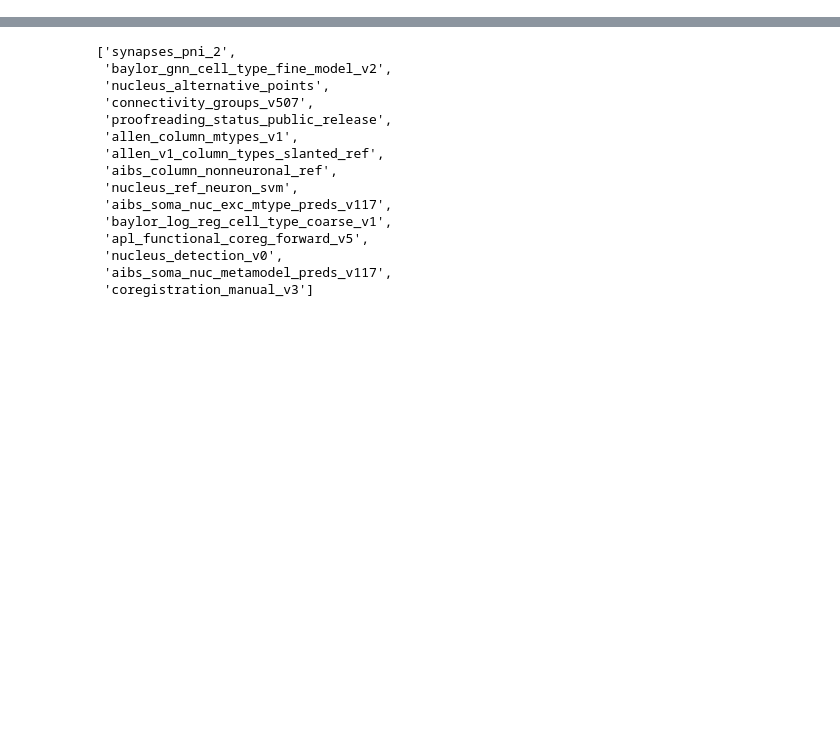
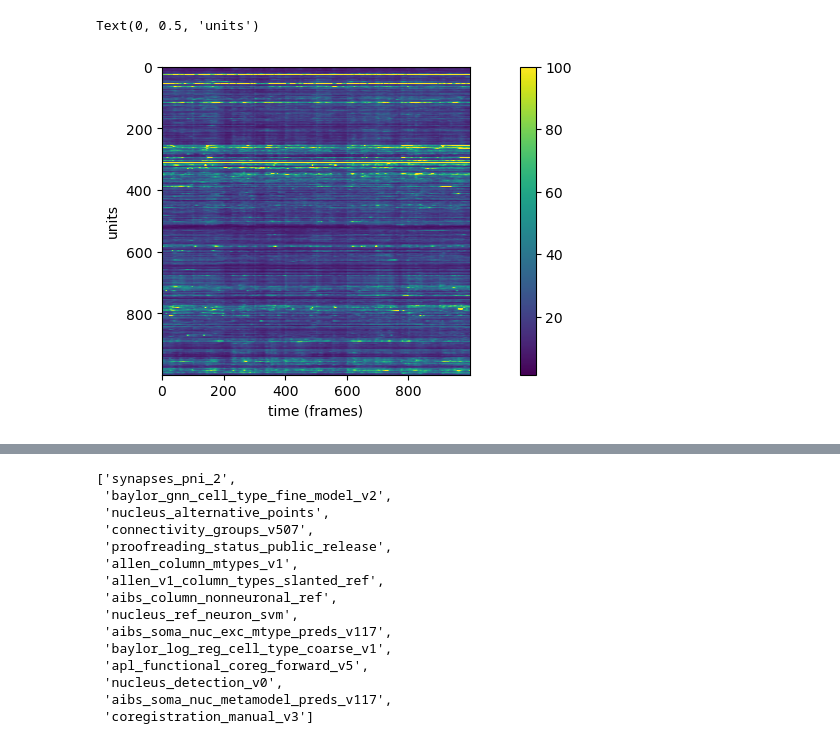
Before and after one commit to AllenInstitute/SWDB_CellTypeFunction, a Jupyter notebook: workshop2/InSilicoStimulus.ipynb, the cells around one changed output, grey strips where cells are left out. Saved outputs shown, nothing was run; the diff lists cells and outputs as text; code cells hidden in the pictures; blank space fills up the shorter version.

```diff
--- a/workshop2/InSilicoStimulus.ipynb
+++ b/workshop2/InSilicoStimulus.ipynb
@@ -16,5 +30,5 @@ else:
 
 #data_dir = '/Users/forrestc/Downloads/microns_in_silico/'
 # %%
-
-resp=np.load(os.path.join(data_dir, 'nat_resp.npy'))
+# load up the in-silico responses as a pandas dataframe from a numpy array
+resp=pd.DataFrame(np.load(os.path.join(data_dir, 'nat_resp.npy')))
@@ -20,0 +40,3 @@ resp=np.load(os.path.join(data_dir, 'nat_resp.npy'))
+# %%
+# load up the csv of metadata about the 104171 units
+units_df = pd.read_csv(os.path.join(data_dir, 'nat_unit.csv'))
@@ -20,0 +71,15 @@ resp=np.load(os.path.join(data_dir, 'nat_resp.npy'))
+# %%
+# set the index to the be the row_idx of the units_df
+resp.index = units_df['row_idx']
+# %%
+# plot the reponses as a heatmap
+f, ax = plt.subplots(figsize=(13,4))
+
+# lets just plot the first 1000 units and first 1000 timepoints
+m=ax.imshow(resp.iloc[0:1000,0:1000], vmax=100)
+f.colorbar(m)
+ax.set_xlabel('time (frames)')
+ax.set_ylabel('units')
+# %% [output]
+Text(0, 0.5, 'units')
+[figure, added]
```
Also changed, not shown: parts of 101 cells of this notebook, 3 other files.
